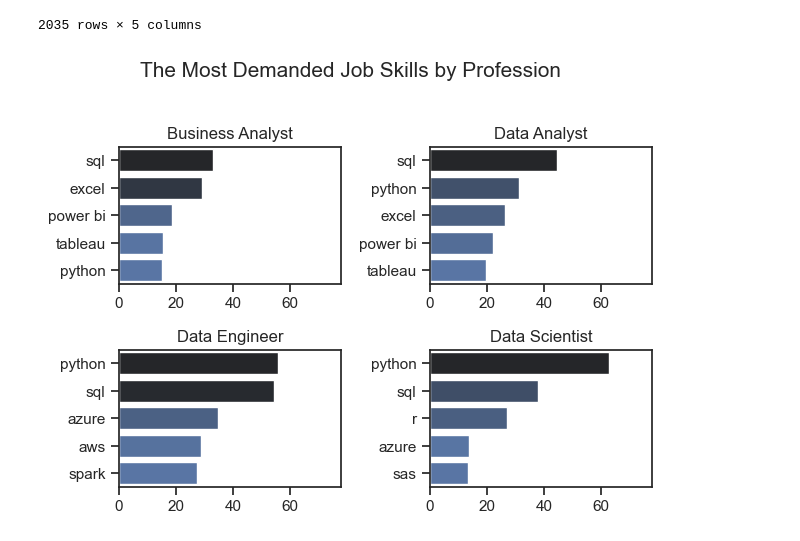
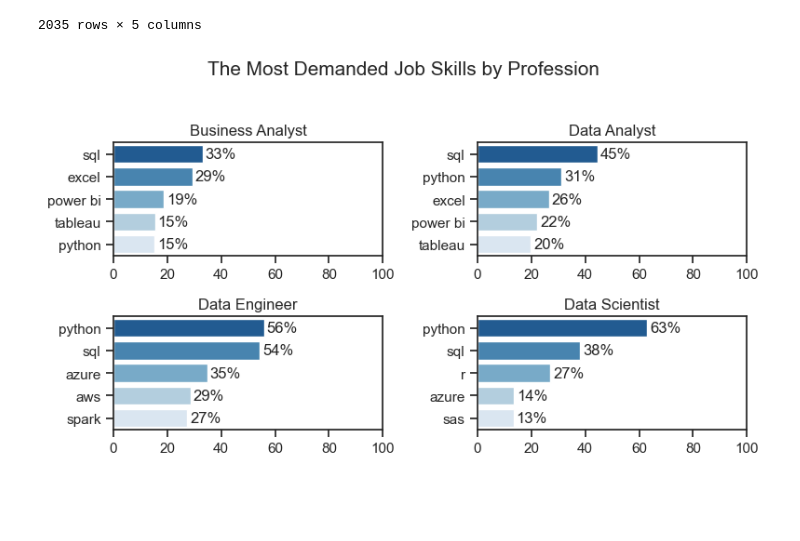
Before and after one commit to FedorSukhoi/Coding_python, a Jupyter notebook: Project/2_Skills_Counting.ipynb, the cells around one changed output. Drawn from its saved outputs; the diff is of its cells as text; code cells hidden in the pictures; blank space fills up the shorter version.

```diff
--- a/Project/2_Skills_Counting.ipynb
+++ b/Project/2_Skills_Counting.ipynb
@@ -98,28 +98,33 @@ df_skills_perc
 # %%
 import seaborn as sns
 # %%
-fig, ax = plt.subplots(2, 2)
+fig, ax = plt.subplots(2, 2, figsize=(8,6.5))
 
 ax = ax.flatten()
+
+palette = sns.color_palette("Blues", n_colors=5)
 
 sns.set_theme(style='ticks')
 
 for i, job_title in enumerate(job_titles):
     if i < 4:
         df_plot = df_skills_perc[df_skills_perc['job_title_short'] == job_title].head(5)
 
-        sns.barplot(data=df_plot, x='percentage', y='job_skills', ax=ax[i], hue='skills_count', palette='dark:b_r')
+        sns.barplot(data=df_plot, x='percentage', y='job_skills', ax=ax[i], hue='skills_count', palette=palette)
 
         ax[i].set_ylabel('')
         ax[i].set_xlabel('')
-        ax[i].set_xlim(0, 78)
+        ax[i].set_xlim(0, 100)
         ax[i].legend().set_visible(False)
 
         ax[i].set_title(job_title)
 
+        for n, v in enumerate(df_plot['percentage']):
+            ax[i].text(v + 1, n, f'{v:.0f}%', va='center')
+
 fig.suptitle('The Most Demanded Job Skills by Profession', fontsize=15)
 
-fig.tight_layout(rect=[0, 0, 1, 0.96])
+fig.tight_layout(rect=[0, 0.3, 1, 0.96])
 plt.show()
 # %% [output]
-[figure, old version]
+[figure, new version]
```
Also changed, not shown: parts of 1 cell of this notebook, 16 other files.
